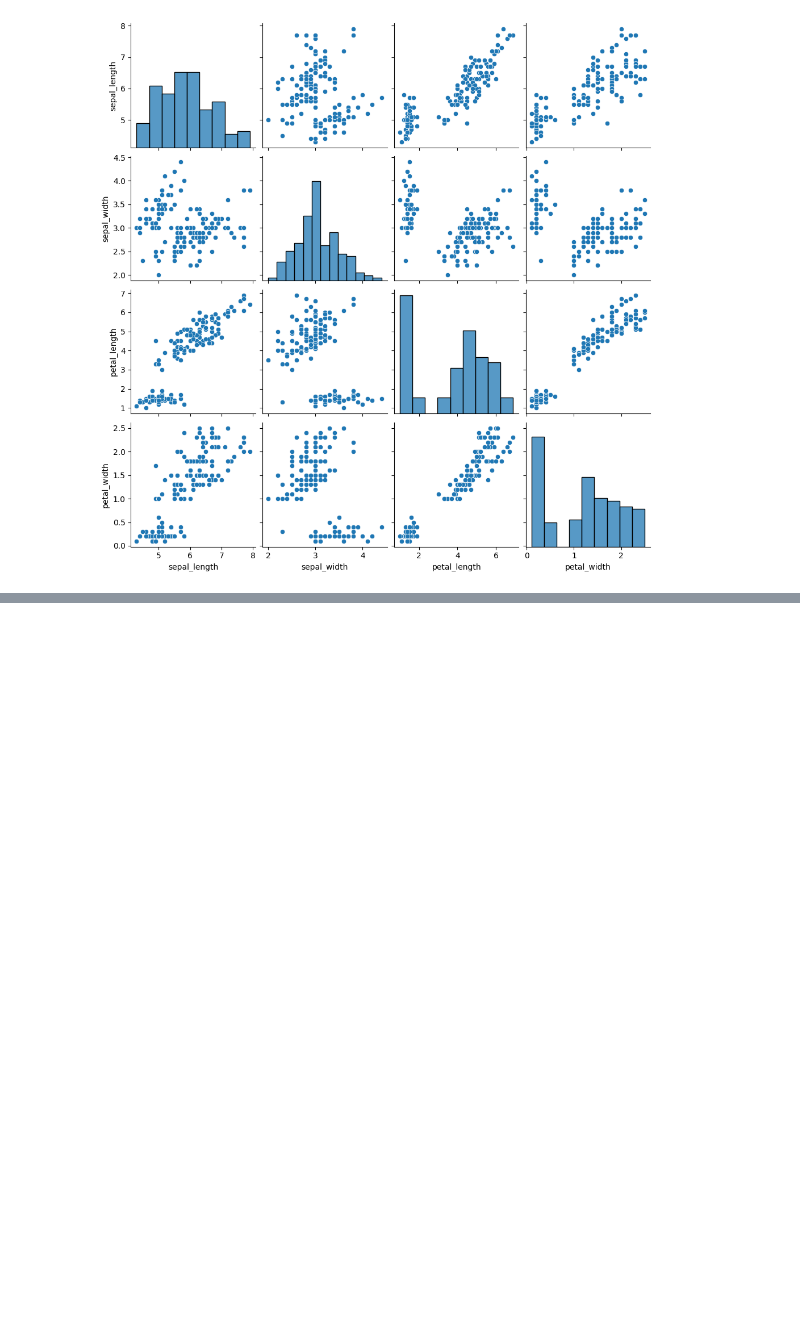
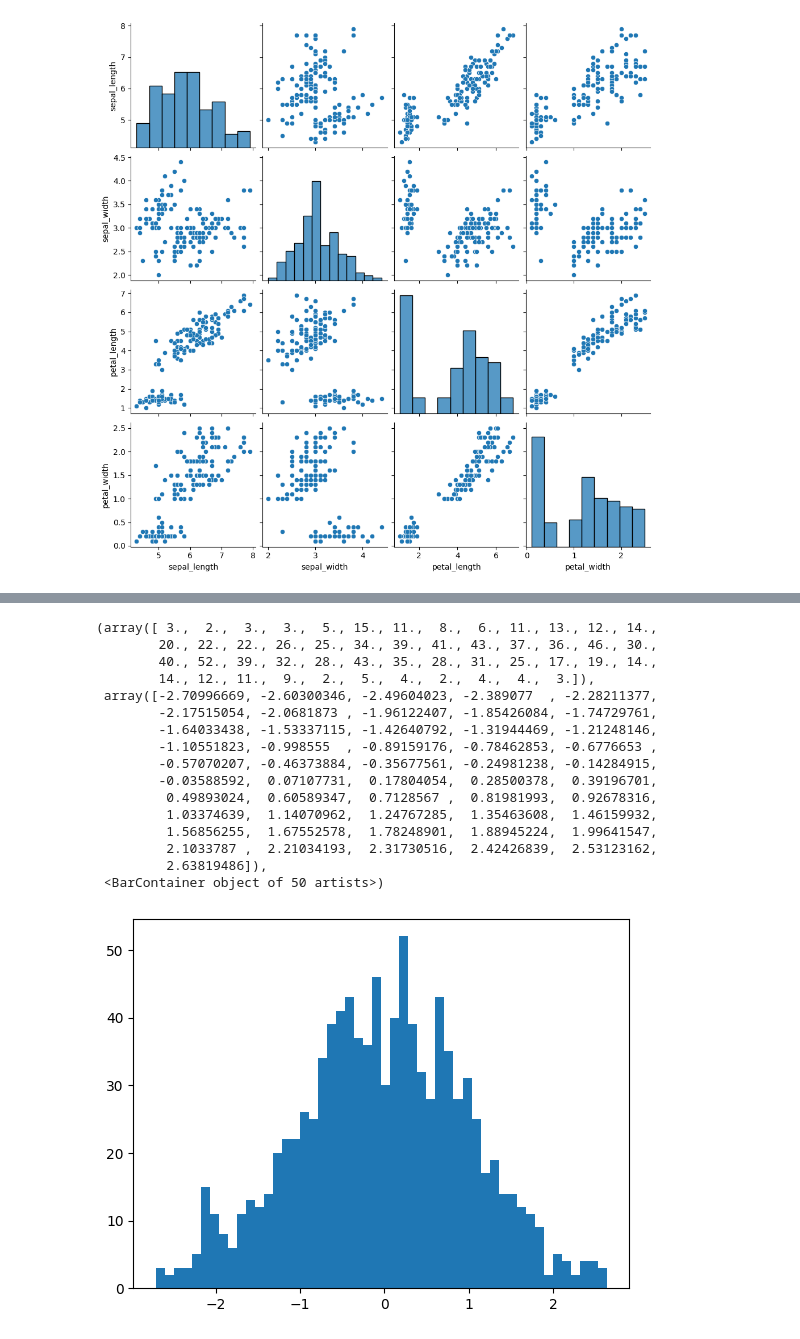
Before and after one commit to Aditya16032004/Data--Visualization, a Jupyter notebook: Data_visualization2.ipynb, the cells around one changed output, grey strips where cells are left out. Drawn from its saved outputs; the diff is of its cells as text; code cells hidden in the pictures; blank space fills up the shorter version.

```diff
--- a/Data_visualization2.ipynb
+++ b/Data_visualization2.ipynb
@@ -34,0 +53,22 @@ sns.pairplot(data=iris)
+# %%
+
+x= np.random.randn(1000)
+plt.hist(x,bins=50)
+# %% [output]
+(array([ 3.,  2.,  3.,  3.,  5., 15., 11.,  8.,  6., 11., 13., 12., 14.,
+        20., 22., 22., 26., 25., 34., 39., 41., 43., 37., 36., 46., 30.,
+        40., 52., 39., 32., 28., 43., 35., 28., 31., 25., 17., 19., 14.,
+        14., 12., 11.,  9.,  2.,  5.,  4.,  2.,  4.,  4.,  3.]),
+ array([-2.70996669, -2.60300346, -2.49604023, -2.389077  , -2.28211377,
+        -2.17515054, -2.0681873 , -1.96122407, -1.85426084, -1.74729761,
+        -1.64033438, -1.53337115, -1.42640792, -1.31944469, -1.21248146,
+        -1.10551823, -0.998555  , -0.89159176, -0.78462853, -0.6776653 ,
+        -0.57070207, -0.46373884, -0.35677561, -0.24981238, -0.14284915,
+        -0.03588592,  0.07107731,  0.17804054,  0.28500378,  0.39196701,
+         0.49893024,  0.60589347,  0.7128567 ,  0.81981993,  0.92678316,
+         1.03374639,  1.14070962,  1.24767285,  1.35463608,  1.46159932,
+         1.56856255,  1.67552578,  1.78248901,  1.88945224,  1.99641547,
+         2.1033787 ,  2.21034193,  2.31730516,  2.42426839,  2.53123162,
+         2.63819486]),
+ <BarContainer object of 50 artists>)
+[figure, added]
```
Also changed, not shown: parts of 8 cells of this notebook.
